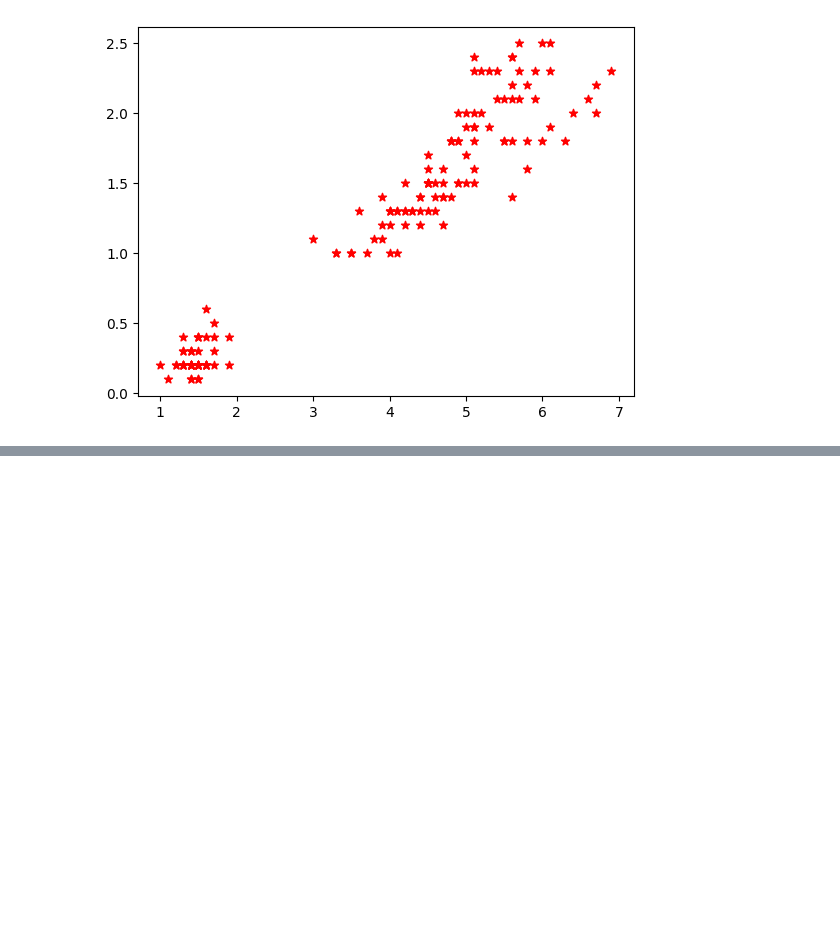
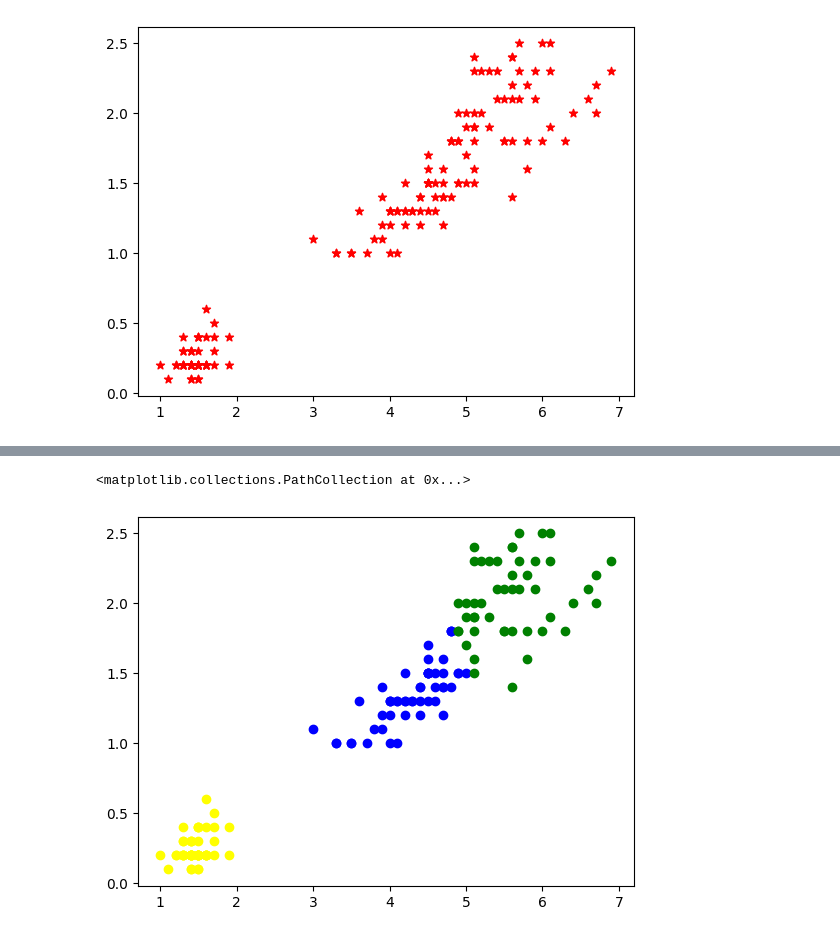
Before and after one commit to NayeemHossenJim/Machine-Learning, a Jupyter notebook: 5. Machine_Learning/13. K_Means Clustaring/exercise.ipynb, the cells around one changed output, grey strips where cells are left out. Cells and saved outputs as stored; diff of their text form; code cells hidden in the pictures; blank space fills up the shorter version.

```diff
--- a/5. Machine_Learning/13. K_Means Clustaring/exercise.ipynb
+++ b/5. Machine_Learning/13. K_Means Clustaring/exercise.ipynb
@@ -7,11 +7,12 @@ from sklearn.datasets import load_iris
 # %%
 iris = load_iris()
 df = pd.DataFrame(iris.data,columns=iris.feature_names)
-df.drop(df[["sepal length (cm)","sepal width (cm)"]],axis="columns")
+df = df.drop(df[["sepal length (cm)","sepal width (cm)"]],axis="columns")
 plt.scatter(df["petal length (cm)"],df["petal width (cm)"],marker="*",color="Red")
 # %% [output]
 <matplotlib.collections.PathCollection at 0x...>
 [figure]
 # %%
 KM = KMeans(n_clusters=3)
-Y_Predicted = KM.fit_predict(df[["petal length (cm)","petal width (cm)"]])
+Y_Predicted = KM.fit_predict(df)
+Y_Predicted
@@ -17,0 +27,3 @@ Y_Predicted = KM.fit_predict(df[["petal length (cm)","petal width (cm)"]])
+# %%
+df["Cluster"] = Y_Predicted
+df
@@ -17,0 +44,11 @@ Y_Predicted = KM.fit_predict(df[["petal length (cm)","petal width (cm)"]])
+# %%
+df1 = df[df.Cluster==0]
+df2 = df[df.Cluster==1]
+df3 = df[df.Cluster==2]
+# %%
+plt.scatter(df1['petal length (cm)'],df1['petal width (cm)'],color='blue')
+plt.scatter(df2['petal length (cm)'],df2['petal width (cm)'],color='green')
+plt.scatter(df3['petal length (cm)'],df3['petal width (cm)'],color='yellow')
+# %% [output]
+<matplotlib.collections.PathCollection at 0x...>
+[figure, added]
```
Also changed, not shown: parts of 2 cells of this notebook.
